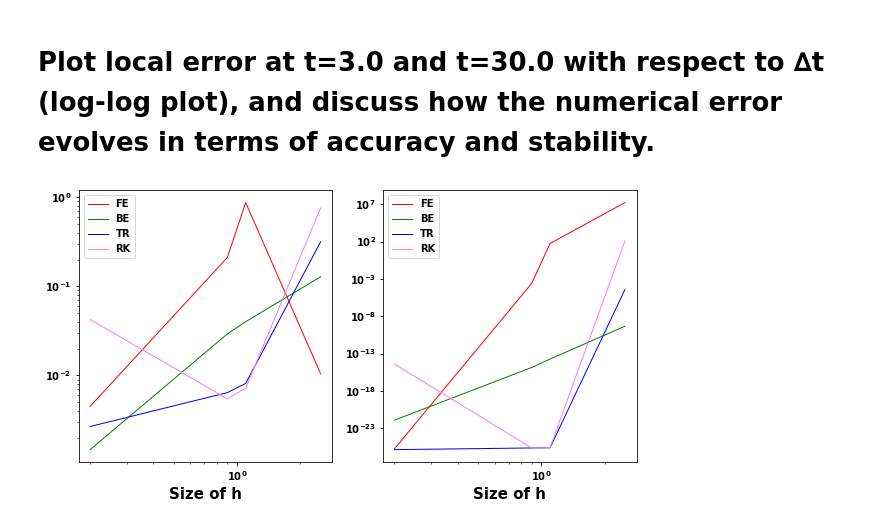
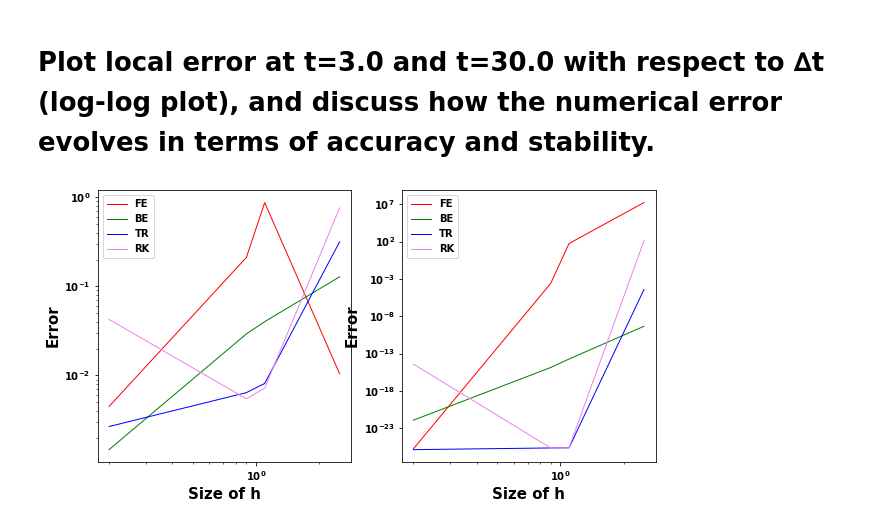
Before and after one commit to Kwan-Gu/NUMERIC_PRACTICE, a Jupyter notebook: HW3-1.ipynb, the cells around one changed output. Saved outputs shown, nothing was run; the diff lists cells and outputs as text; code cells hidden in the pictures.

```diff
--- a/HW3-1.ipynb
+++ b/HW3-1.ipynb
@@ -224,21 +224,22 @@ errorRK25 = np.interp(ts, ts25, yRK25) - np.interp(ts, ts25, exact25)
 # %%
 fig, subs = plt.subplots(ncols = 2, figsize = (10, 5))
 
 for tt, t in enumerate(ts):
     sub = subs[tt]
 
     sub.plot([0.2, 0.9, 1.1, 2.5], np.abs([errorFE2[tt], errorFE9[tt], errorFE11[tt], errorFE25[tt]]), c = "r"     , lw = 1 ,label = "FE")
     sub.plot([0.2, 0.9, 1.1, 2.5], np.abs([errorBE2[tt], errorBE9[tt], errorBE11[tt], errorBE25[tt]]), c = "g"     , lw = 1 ,label = "BE")
     sub.plot([0.2, 0.9, 1.1, 2.5], np.abs([errorTR2[tt], errorTR9[tt], errorTR11[tt], errorTR25[tt]]), c = "b"     , lw = 1 ,label = "TR")
     sub.plot([0.2, 0.9, 1.1, 2.5], np.abs([errorRK2[tt], errorRK9[tt], errorRK11[tt], errorRK25[tt]]), c = "violet", lw = 1 ,label = "RK")
 
     sub.legend()
 
     sub.set_xscale("log")
     sub.set_yscale("log")
 
     sub.set_xlabel("Size of h", fontsize = 15)
+    sub.set_ylabel("Error", fontsize = 15)
 
 plt.savefig("./HW3_1/4.png", dpi = 500, bbox_inches = "tight")
 # %% [output]
-[figure, old version]
+[figure, new version]
```
